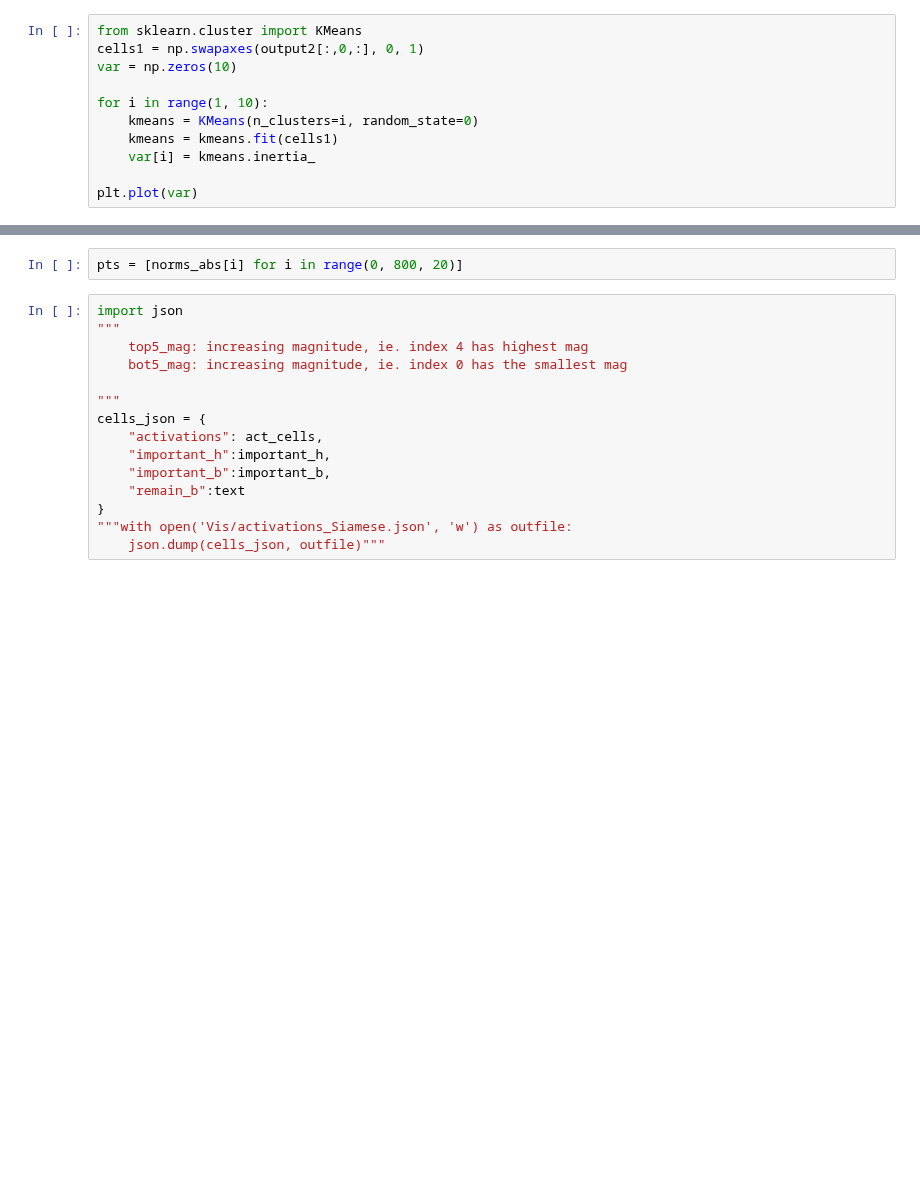
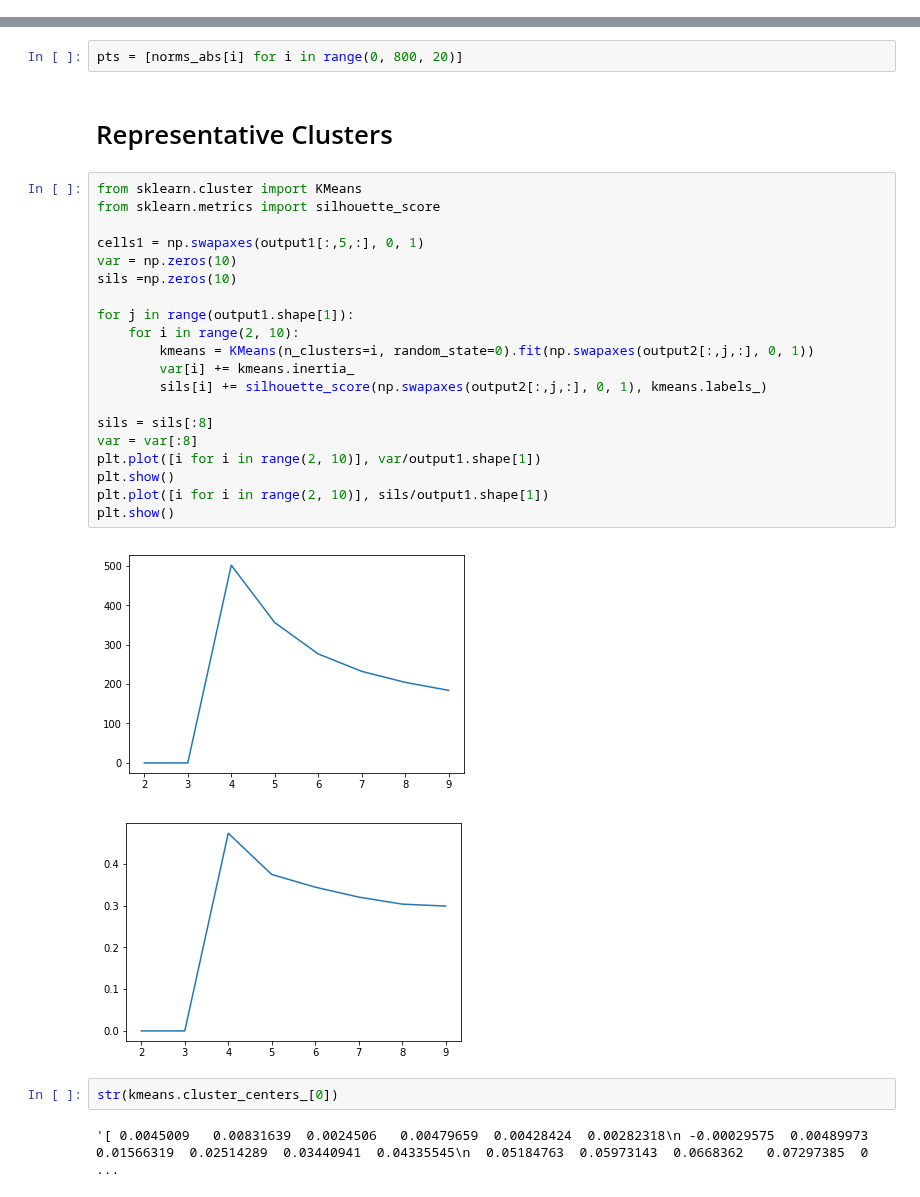
Before and after one commit to CornellDataScience/Insights-FakeNews, a Jupyter notebook: Stance Detection Viz.ipynb, the cells around one changed output, grey strips where cells are left out. Drawn from its saved outputs; the diff is of its cells as text; blank space fills up the shorter version.

Commit message:
extracted representative cells and display in a new tab on the vis

```diff
--- a/Stance Detection Viz.ipynb
+++ b/Stance Detection Viz.ipynb
@@ -464,14 +414,3 @@ with torch.no_grad():
     _, predicted = torch.max(predictions.data, 1)
 #output = model.output.permute([1,0,2]).squeeze(0)
 output1, output2 = model.output1, model.output2
-# %%
-from sklearn.cluster import KMeans
-cells1 = np.swapaxes(output2[:,0,:], 0, 1)
-var = np.zeros(10)
-
-for i in range(1, 10):
-    kmeans = KMeans(n_clusters=i, random_state=0)
-    kmeans = kmeans.fit(cells1)
-    var[i] = kmeans.inertia_
-
-plt.plot(var)
@@ -644,18 +603,32 @@ np.argsort(norms_abs)[:21] # bottom 20
 np.argsort(norms_abs)[-20:]
 # %%
 pts = [norms_abs[i] for i in range(0, 800, 20)]
-# %%
-import json
-"""
-    top5_mag: increasing magnitude, ie. index 4 has highest mag
-    bot5_mag: increasing magnitude, ie. index 0 has the smallest mag
-
-"""
-cells_json = {
-    "activations": act_cells,
-    "important_h":important_h,
-    "important_b":important_b,
-    "remain_b":text
-}
-"""with open('Vis/activations_Siamese.json', 'w') as outfile:
-    json.dump(cells_json, outfile)"""
+# %% [markdown]
+# Representative Clusters
+# %%
+from sklearn.cluster import KMeans
+from sklearn.metrics import silhouette_score
+
+cells1 = np.swapaxes(output1[:,5,:], 0, 1)
+var = np.zeros(10)
+sils =np.zeros(10)
+
+for j in range(output1.shape[1]):
+    for i in range(2, 10):
+        kmeans = KMeans(n_clusters=i, random_state=0).fit(np.swapaxes(output2[:,j,:], 0, 1))
+        var[i] += kmeans.inertia_
+        sils[i] += silhouette_score(np.swapaxes(output2[:,j,:], 0, 1), kmeans.labels_)
+
+sils = sils[:8]
+var = var[:8]
+plt.plot([i for i in range(2, 10)], var/output1.shape[1])
+plt.show()
+plt.plot([i for i in range(2, 10)], sils/output1.shape[1])
+plt.show()
+# %% [output]
+[figure, added]
+[figure, added]
+# %%
+str(kmeans.cluster_centers_[0])
+# %% [output]
+'[ 0.0045009   0.00831639  0.0024506   0.00479659  0.00428424  0.00282318\n -0.00029575  0.00489973  0.01566319  0.02514289  0.03440941  0.04335545\n  0.05184763  0.05973143  0.0668362   0.07297385  0 ...
```
Also changed, not shown: parts of 21 cells of this notebook, 10 other files.
